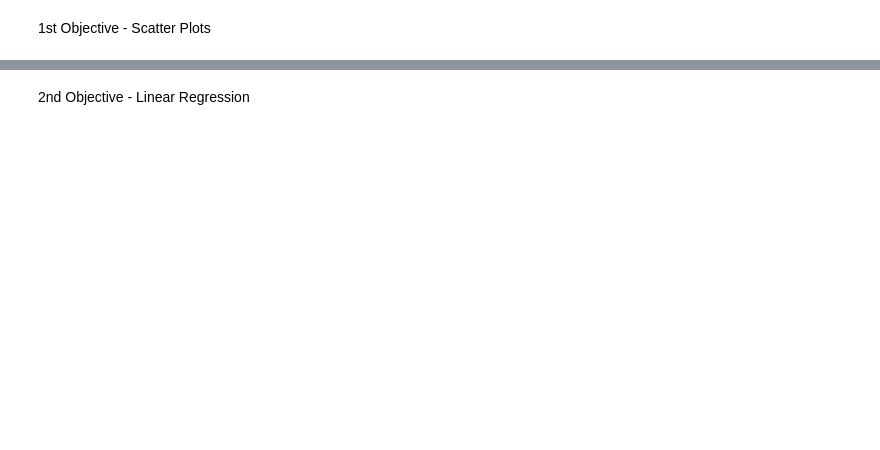
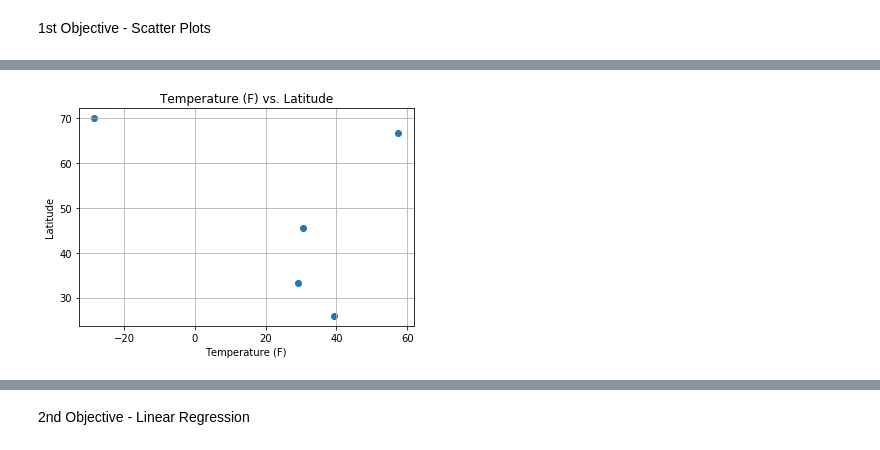
Before and after one commit to JKx2020/python-api-challenge, a Jupyter notebook: WeatherPy/weatherpy.ipynb, the cells around one changed output, grey strips where cells are left out. Cells and saved outputs as stored; diff of their text form; code cells hidden in the pictures; blank space fills up the shorter version.

Commit message:
graphs

```diff
--- a/WeatherPy/weatherpy.ipynb
+++ b/WeatherPy/weatherpy.ipynb
@@ -57,13 +54,15 @@ coord_df.head()
 #find city closest to the coordinates created
 #loop through the latitude and longitude for each set of coords to pull city from citipy
 cities = []
-
+cc = []
 for index, row in coord_df.iterrows():
     lat = row["Latitude"]
     long = row["Longitude"]
 
     city = citipy.nearest_city(lat,long)
     cities.append(city.city_name)
+print(cities)
 
-print(cities)
+cities_df = pd.DataFrame(cities, columns = ["City Name"])
+cities_df.head()
 # %% [output]
@@ -87,0 +76,19 @@ windspeed = []
+# %%
+#set-up URLs
+units = "imperial"
+base_url = f"http://api.openweathermap.org/data/2.5/weather?units={units}&appid={api_key}&q="
+# %%
+#pull weather data from open weather
+temp = []
+humid = []
+clouds = []
+windspeed = []
+
+for city in cities_df["City Name"]:
+    response = requests.get(base_url+city).json()
+
+    #append the list
+    temp.append(response["main"]["temp"])
+    humid.append(response["main"]["humidity"])
+    clouds.append(response["clouds"]["all"])
+    windspeed.append(response["wind"]["speed"])
@@ -87,0 +97,9 @@ windspeed = []
+# %%
+#build temp (f) vs latitude scatterplot
+plt.scatter(temp,coord_df["Latitude"], marker = "o")
+plt.title("Temperature (F) vs. Latitude")
+plt.xlabel("Temperature (F)")
+plt.ylabel("Latitude")
+plt.grid(True)
+# %% [output]
+[figure, added]
```
Also changed, not shown: parts of 10 cells of this notebook.
